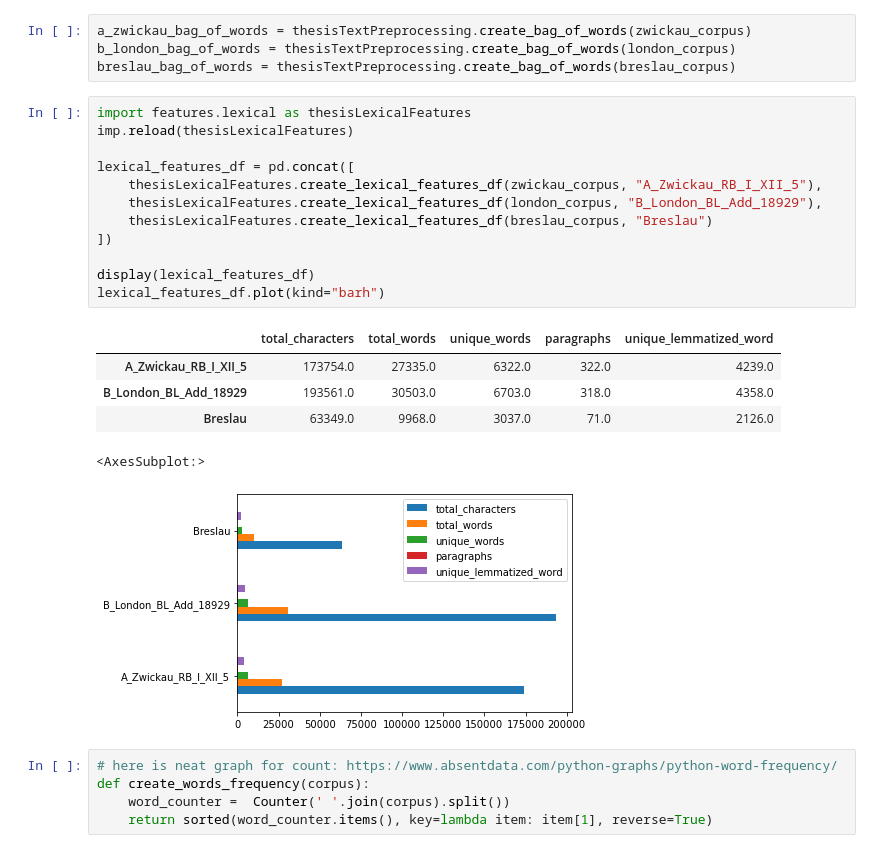
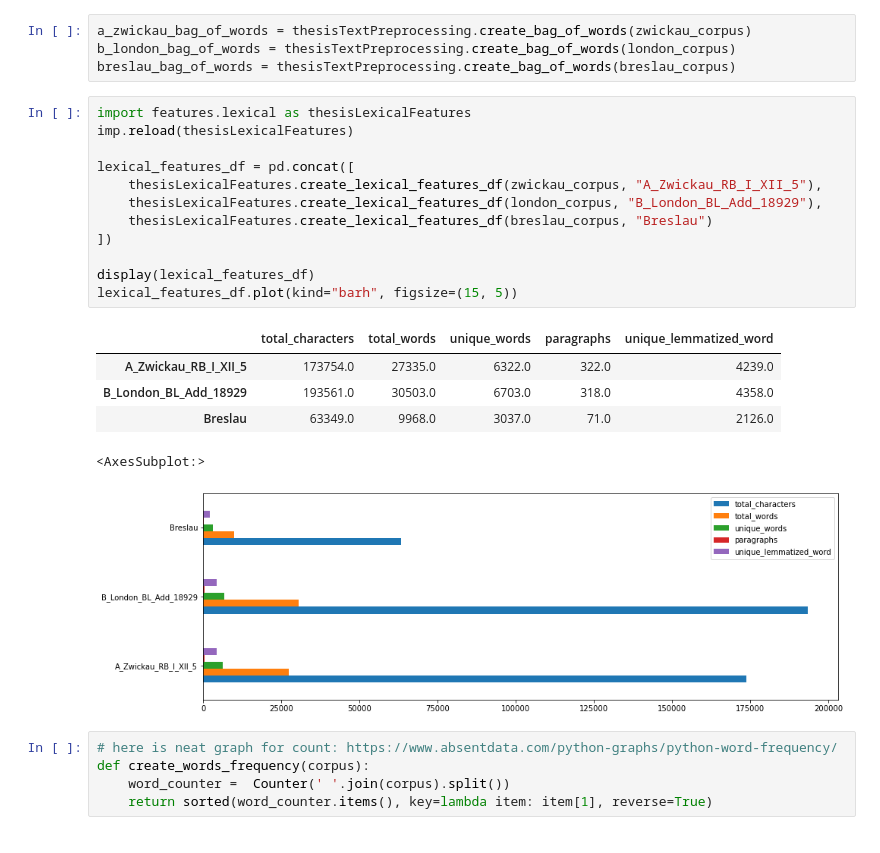
Before and after one commit to sashaaKr/thesis, a Jupyter notebook: notebooks/first_play_with_data.ipynb, the cells around one changed output. Saved outputs shown, nothing was run; the diff lists cells and outputs as text.

```diff
--- a/notebooks/first_play_with_data.ipynb
+++ b/notebooks/first_play_with_data.ipynb
@@ -76,22 +76,22 @@ breslau_bag_of_words = thesisTextPreprocessing.create_bag_of_words(breslau_corpu
 # %%
 import features.lexical as thesisLexicalFeatures
 imp.reload(thesisLexicalFeatures)
 
 lexical_features_df = pd.concat([
     thesisLexicalFeatures.create_lexical_features_df(zwickau_corpus, "A_Zwickau_RB_I_XII_5"),
     thesisLexicalFeatures.create_lexical_features_df(london_corpus, "B_London_BL_Add_18929"),
     thesisLexicalFeatures.create_lexical_features_df(breslau_corpus, "Breslau")
 ])
 
 display(lexical_features_df)
-lexical_features_df.plot(kind="barh")
+lexical_features_df.plot(kind="barh", figsize=(15, 5))
 # %% [output]
 |  | total_characters | total_words | unique_words | paragraphs | unique_lemmatized_word |
 | A_Zwickau_RB_I_XII_5 | 173754.0 | 27335.0 | 6322.0 | 322.0 | 4239.0 |
 | B_London_BL_Add_18929 | 193561.0 | 30503.0 | 6703.0 | 318.0 | 4358.0 |
 | Breslau | 63349.0 | 9968.0 | 3037.0 | 71.0 | 2126.0 |
 <AxesSubplot:>
-[figure, old version]
+[figure, new version]
 # %%
 # here is neat graph for count: https://www.absentdata.com/python-graphs/python-word-frequency/
 def create_words_frequency(corpus):
```
Also changed, not shown: 10 other files.
